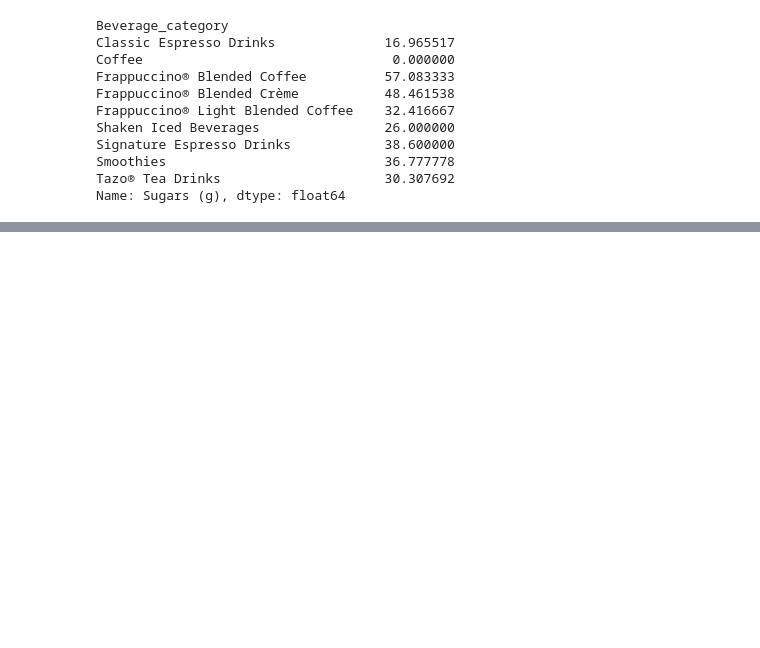
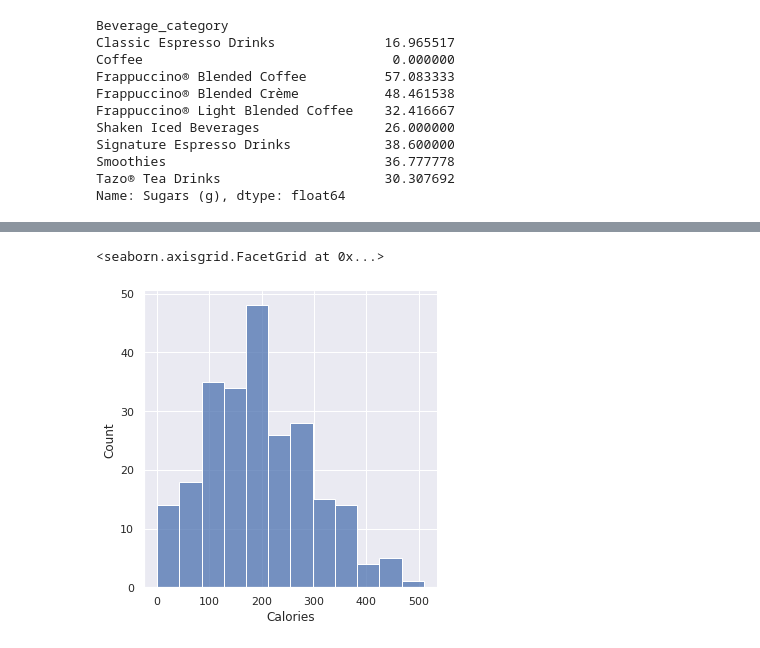
Before and after one commit to nathmart1n/nathmart_tutorials, a Jupyter notebook: tutorial2/Numpy and Pandas.ipynb, the cells around one changed output, grey strips where cells are left out. Saved outputs shown, nothing was run; the diff lists cells and outputs as text; code cells hidden in the pictures; blank space fills up the shorter version.

```diff
--- a/tutorial2/Numpy and Pandas.ipynb
+++ b/tutorial2/Numpy and Pandas.ipynb
@@ -564,4 +749,8 @@ df.iloc[[index]]
 # %%
 # plot the same distribution using seaborn. what about a density plot instead?
+sns.displot(df, x="Calories")
+# %% [output]
+<seaborn.axisgrid.FacetGrid at 0x...>
+[figure, added]
 # %%
 # plot calories against total fat using seaborn
```
Also changed, not shown: parts of 40 cells of this notebook, 1 other file.
